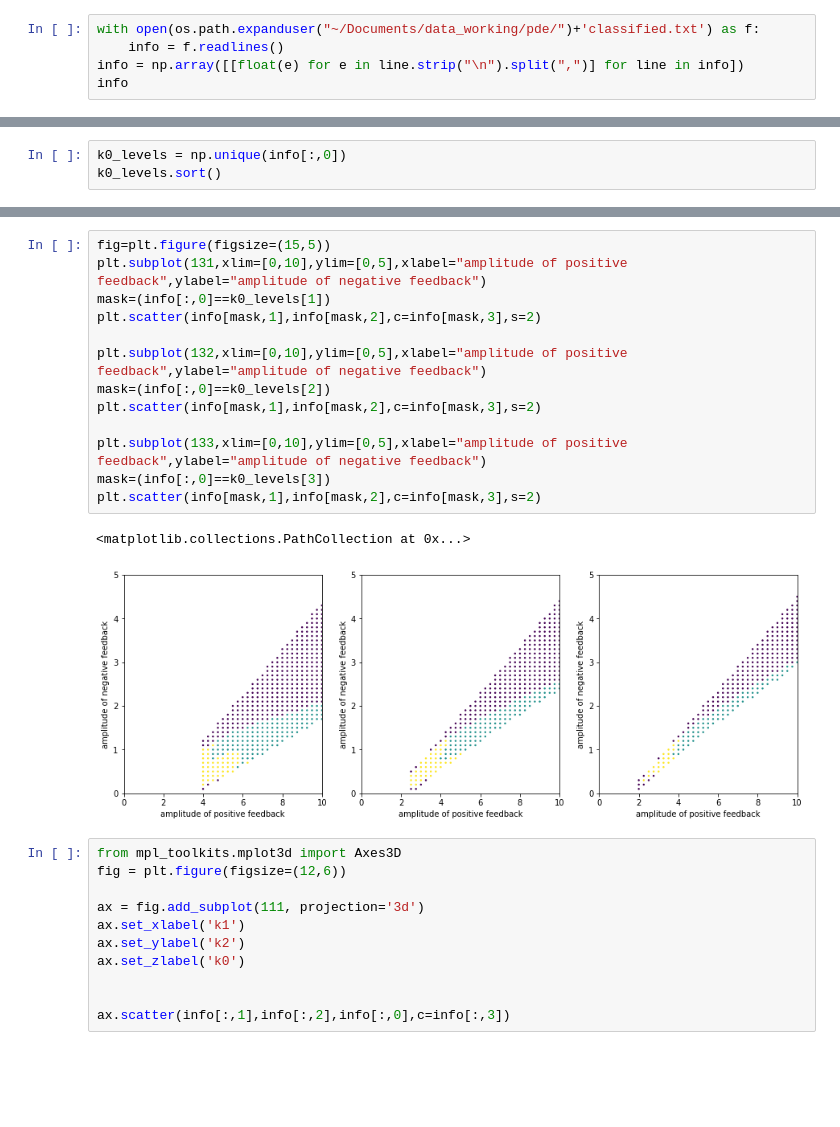
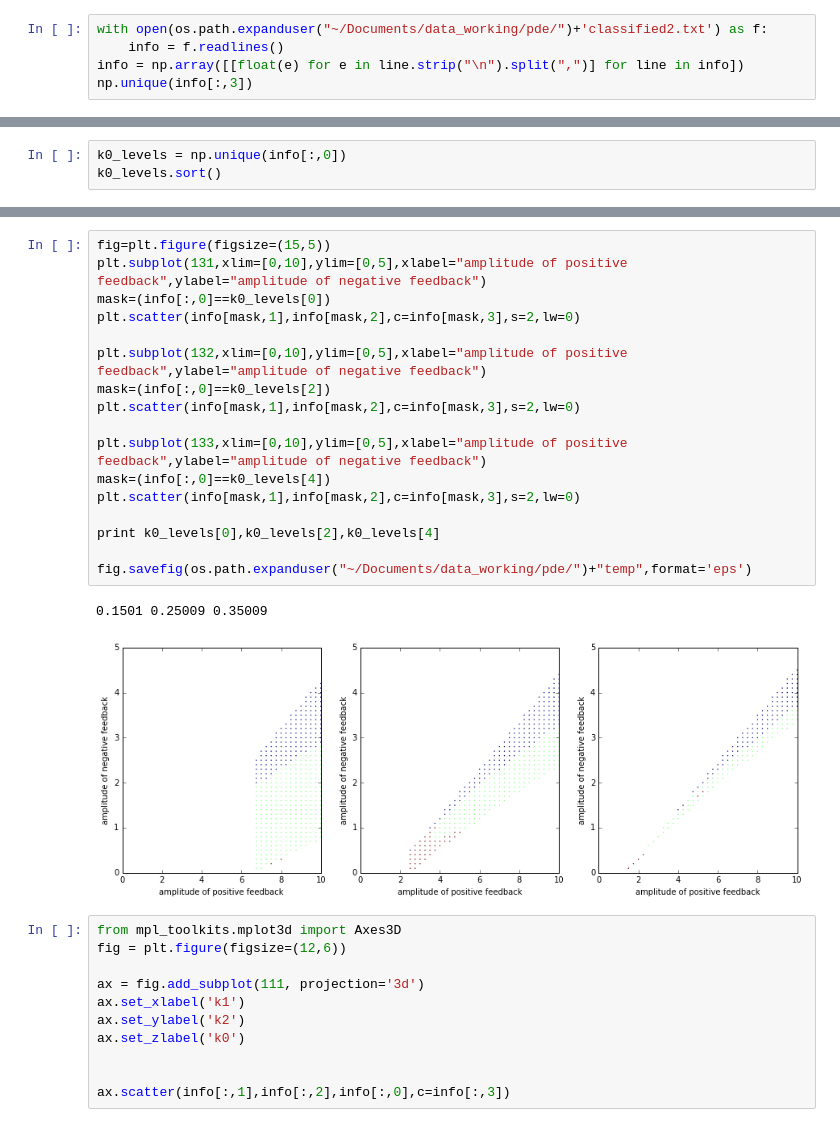
Before and after one commit to baixue0042/pde2d_java, a Jupyter notebook: analysis.ipynb, the cells around one changed output, grey strips where cells are left out. Saved outputs shown, nothing was run; the diff lists cells and outputs as text; blank space fills up the shorter version.

```diff
--- a/analysis.ipynb
+++ b/analysis.ipynb
@@ -59,8 +114,8 @@ def find_k0_range():
                 info.append([k0,k1,k2,A[index[1]]-A[index[0]]])
     return info
 # %%
-with open(os.path.expanduser("~/Documents/data_working/pde/")+'classified.txt') as f:
+with open(os.path.expanduser("~/Documents/data_working/pde/")+'classified2.txt') as f:
     info = f.readlines()
 info = np.array([[float(e) for e in line.strip("\n").split(",")] for line in info])
-info
+np.unique(info[:,3])
 # %% [output]
@@ -112,19 +126,23 @@ show(layout)
 # %%
 fig=plt.figure(figsize=(15,5))
 plt.subplot(131,xlim=[0,10],ylim=[0,5],xlabel="amplitude of positive feedback",ylabel="amplitude of negative feedback")
-mask=(info[:,0]==k0_levels[1])
-plt.scatter(info[mask,1],info[mask,2],c=info[mask,3],s=2)
+mask=(info[:,0]==k0_levels[0])
+plt.scatter(info[mask,1],info[mask,2],c=info[mask,3],s=2,lw=0)
 
 plt.subplot(132,xlim=[0,10],ylim=[0,5],xlabel="amplitude of positive feedback",ylabel="amplitude of negative feedback")
 mask=(info[:,0]==k0_levels[2])
-plt.scatter(info[mask,1],info[mask,2],c=info[mask,3],s=2)
+plt.scatter(info[mask,1],info[mask,2],c=info[mask,3],s=2,lw=0)
 
 plt.subplot(133,xlim=[0,10],ylim=[0,5],xlabel="amplitude of positive feedback",ylabel="amplitude of negative feedback")
-mask=(info[:,0]==k0_levels[3])
-plt.scatter(info[mask,1],info[mask,2],c=info[mask,3],s=2)
+mask=(info[:,0]==k0_levels[4])
+plt.scatter(info[mask,1],info[mask,2],c=info[mask,3],s=2,lw=0)
+
+print k0_levels[0],k0_levels[2],k0_levels[4]
+
+fig.savefig(os.path.expanduser("~/Documents/data_working/pde/")+"temp",format='eps')
 # %% [output]
-<matplotlib.collections.PathCollection at 0x...>
+0.1501 0.25009 0.35009
-[figure, old version]
+[figure, new version]
 # %%
 from mpl_toolkits.mplot3d import Axes3D
 fig = plt.figure(figsize=(12,6))
```
Also changed, not shown: parts of 3 cells of this notebook, 5 other files.
